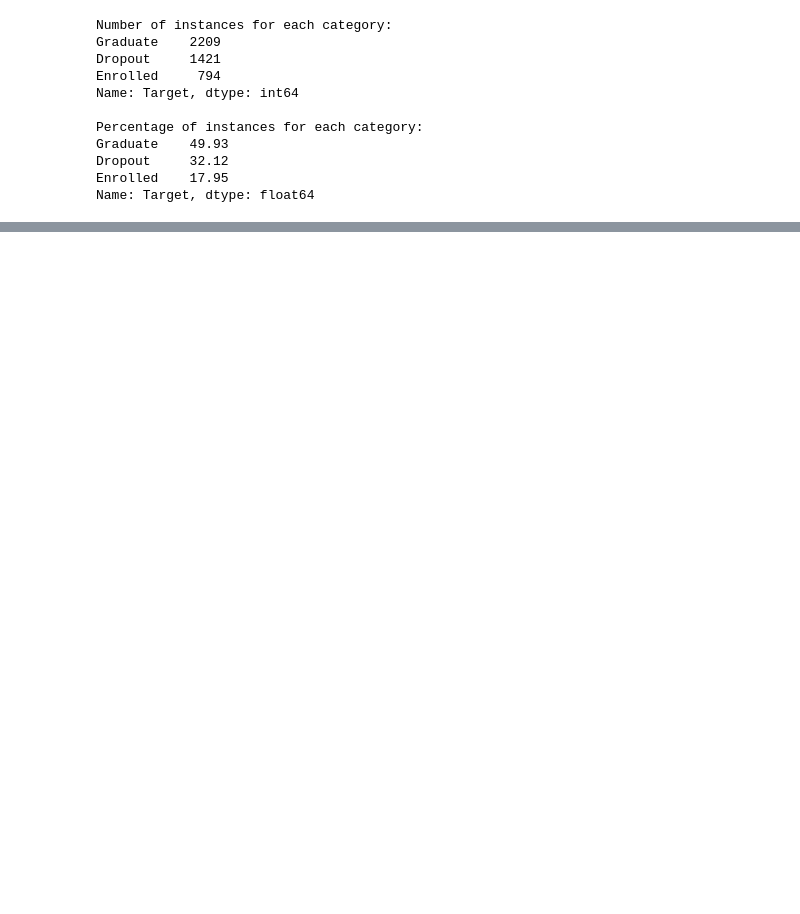
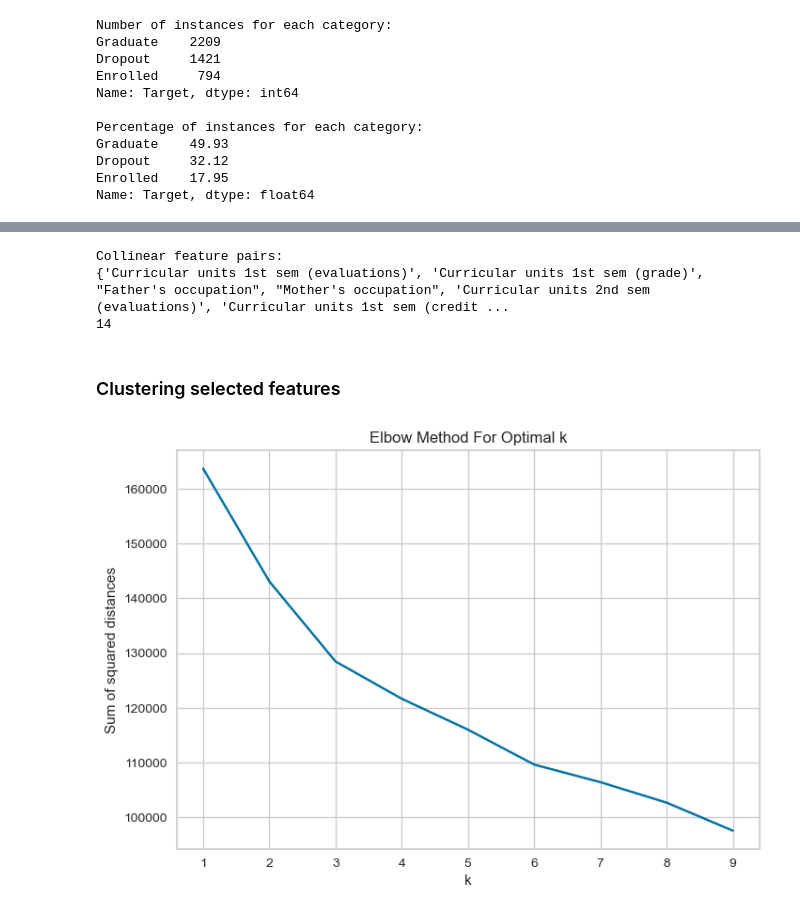
Before and after one commit to marijakljestan/predict-dropout-or-academic-success, a Jupyter notebook: siap.ipynb, the cells around one changed output, grey strips where cells are left out. Cells and saved outputs as stored; diff of their text form; code cells hidden in the pictures; blank space fills up the shorter version.

```diff
--- a/siap.ipynb
+++ b/siap.ipynb
@@ -90,0 +150,48 @@ Name: Target, dtype: float64
+# %%
+corr_matrix = df.corr()
+collinear_features = set()
+for i in range(len(corr_matrix.columns)):
+    for j in range(i):
+        if abs(corr_matrix.iloc[i, j]) > 0.7:
+            colname_i = corr_matrix.columns[i]
+            colname_j = corr_matrix.columns[j]
+            collinear_features.add(colname_i)
+            collinear_features.add(colname_j)
+
+# Print the collinear feature pairs
+print("Collinear feature pairs:")
+print(collinear_features)
+print(len(collinear_features))
+# %% [output]
+Collinear feature pairs:
+{'Curricular units 1st sem (evaluations)', 'Curricular units 1st sem (grade)', "Father's occupation", "Mother's occupation", 'Curricular units 2nd sem (evaluations)', 'Curricular units 1st sem (credit ...
+14
+# %% [markdown]
+### Clustering selected features
+# %%
+from sklearn.cluster import KMeans
+from sklearn.preprocessing import StandardScaler
+
+
+feature_names = df.columns.tolist()
+target_name = 'Target'
+feature_names.remove(target_name)
+X = df[feature_names]
+
+scaler = StandardScaler()
+X_scaled = scaler.fit_transform(X)
+
+sum_of_squared_distances = []
+k_range = range(1,10)
+for k in k_range:
+    km = KMeans(n_clusters=k)
+    km = km.fit(X_scaled)
+    sum_of_squared_distances.append(km.inertia_)
+
+plt.plot(k_range, sum_of_squared_distances, 'bx-')
+plt.xlabel('k')
+plt.ylabel('Sum of squared distances')
+plt.title('Elbow Method For Optimal k')
+plt.show()
+# %% [output]
+[figure, added]
```
Also changed, not shown: parts of 7 cells of this notebook, 1 other file.
